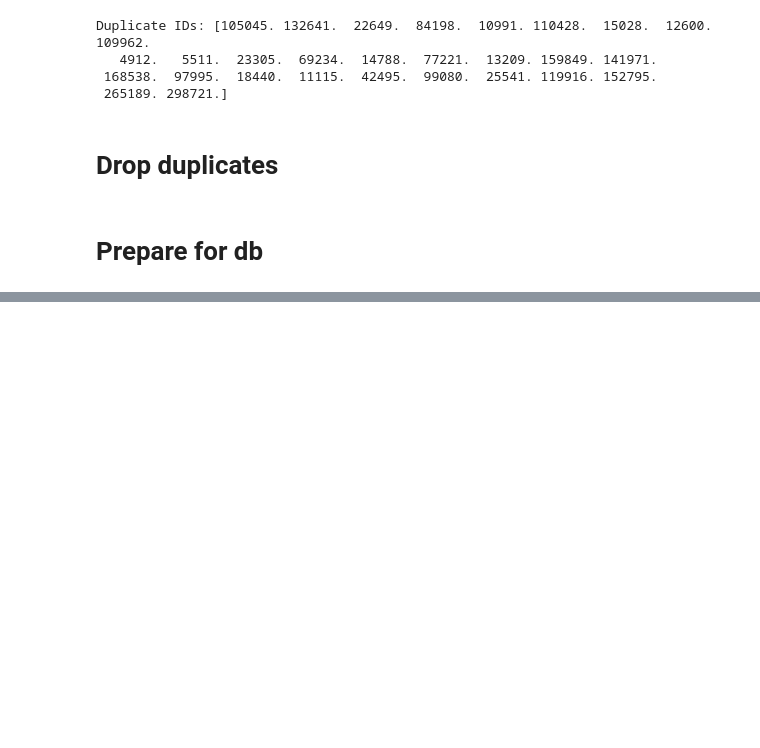
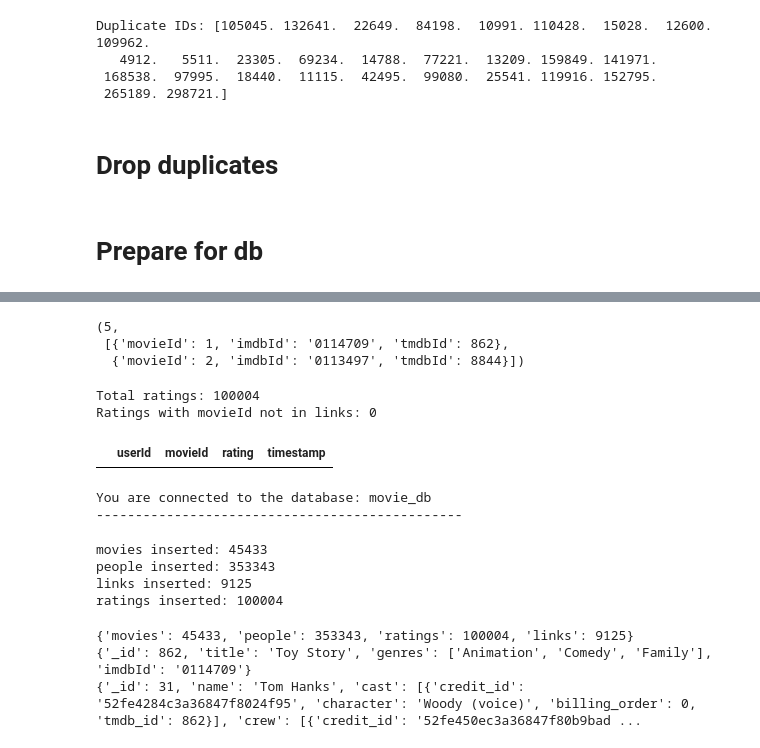
Before and after one commit to TrippelEM/literate-dollop, a Jupyter notebook: eda.ipynb, the cells around one changed output, grey strips where cells are left out. Saved outputs shown, nothing was run; the diff lists cells and outputs as text; code cells hidden in the pictures; blank space fills up the shorter version.

Commit message:
feat[eda]: Restructured notebook, and added code to actually upload to db. Uses DbUploader

```diff
--- a/eda.ipynb
+++ b/eda.ipynb
@@ -8,12 +9,12 @@ import ast
 # %% [markdown]
 # Load datasets
 # %%
-path = "literate-dollop/movies/"
+path = "movies/"
 movies = pd.read_csv(f"{path}movies_metadata.csv", low_memory=False)
 credits = pd.read_csv(f"{path}credits.csv")
 keywords = pd.read_csv(f"{path}keywords.csv")
 links = pd.read_csv(f"{path}links.csv")
-ratings = pd.read_csv(f"{path}ratings_small.csv")
+ratings = pd.read_csv(f"{path}ratings.csv")
 # %% [markdown]
 # Parse json
 # %%
@@ -243,0 +465,49 @@ movies = movies.drop_duplicates(subset='id', keep='first')
+# %%
+# Rebuild zero-padded imdbId string per your CSV, and keep integers for ids
+links_docs = []
+for _, r in links.iterrows():
+    mv = int(r["movieId"]) if pd.notna(r["movieId"]) else None
+    tm = int(r["tmdbId"]) if pd.notna(r["tmdbId"]) else None
+    imdb_str = None
+    if pd.notna(r["imdbId"]):
+        imdb_str = str(int(r["imdbId"])).zfill(7)
+    links_docs.append({
+        "movieId": mv,
+        "imdbId": imdb_str,
+        "tmdbId": tm
+    })
+
+len(links_docs[:5]), links_docs[:2]
+# %% [output]
+(5,
+ [{'movieId': 1, 'imdbId': '0114709', 'tmdbId': 862},
+  {'movieId': 2, 'imdbId': '0113497', 'tmdbId': 8844}])
+# %%
+# Valid MovieLens ids from links
+valid_movie_ids = set(links["movieId"].dropna().astype("Int64"))
+
+# Ratings with unknown movieId
+ratings_bad_link = ratings[~ratings["movieId"].isin(valid_movie_ids)]
+
+print(f"Total ratings: {len(ratings)}")
+print(f"Ratings with movieId not in links: {len(ratings_bad_link)}")
+display(ratings_bad_link.head(10))
+# %% [output]
+Total ratings: 100004
+Ratings with movieId not in links: 0
+|  | userId | movieId | rating | timestamp |
+# %%
+from DbUploader import DbUploader
+
+prog = DbUploader(
+    DATABASE="movie_db",
+    HOST="localhost",
+    USER="slaver",
+    PASSWORD="root",
+)
+
+for name in ["movies","people","ratings","links"]:
+    prog.drop_if_exists(name)
+# %% [output]
+You are connected to the database: movie_db
+-----------------------------------------------
@@ -243,0 +543,26 @@ movies = movies.drop_duplicates(subset='id', keep='first')
+# %%
+ins_movies  = prog.insert_many_chunked("movies",  movie_docs_clean,  batch_size=50_000)
+ins_people  = prog.insert_many_chunked("people",  people_docs_clean, batch_size=50_000)
+ins_links   = prog.insert_many_chunked("links",   links_docs_clean,  batch_size=200_000)
+ins_ratings = prog.insert_many_chunked("ratings", ratings_docs_clean, batch_size=200_000)
+
+print("movies inserted:", ins_movies)
+print("people inserted:", ins_people)
+print("links inserted:", ins_links)
+print("ratings inserted:", ins_ratings)
+# %% [output]
+movies inserted: 45433
+people inserted: 353343
+links inserted: 9125
+ratings inserted: 100004
+# %%
+prog.create_assignment_indexes()
+print(prog.stats())
+
+# Test quick peeks
+print(prog.db["movies"].find_one({}, {"_id":1,"title":1,"genres":1,"links":1,"imdbId":1}))
+print(prog.db["people"].find_one({}, {"_id":1,"name":1,"cast": {"$slice": 1}, "crew": {"$slice": 1}}))
+# %% [output]
+{'movies': 45433, 'people': 353343, 'ratings': 100004, 'links': 9125}
+{'_id': 862, 'title': 'Toy Story', 'genres': ['Animation', 'Comedy', 'Family'], 'imdbId': '0114709'}
+{'_id': 31, 'name': 'Tom Hanks', 'cast': [{'credit_id': '52fe4284c3a36847f8024f95', 'character': 'Woody (voice)', 'billing_order': 0, 'tmdb_id': 862}], 'crew': [{'credit_id': '52fe450ec3a36847f80b9bad ...
```
Also changed, not shown: parts of 8 cells of this notebook.
